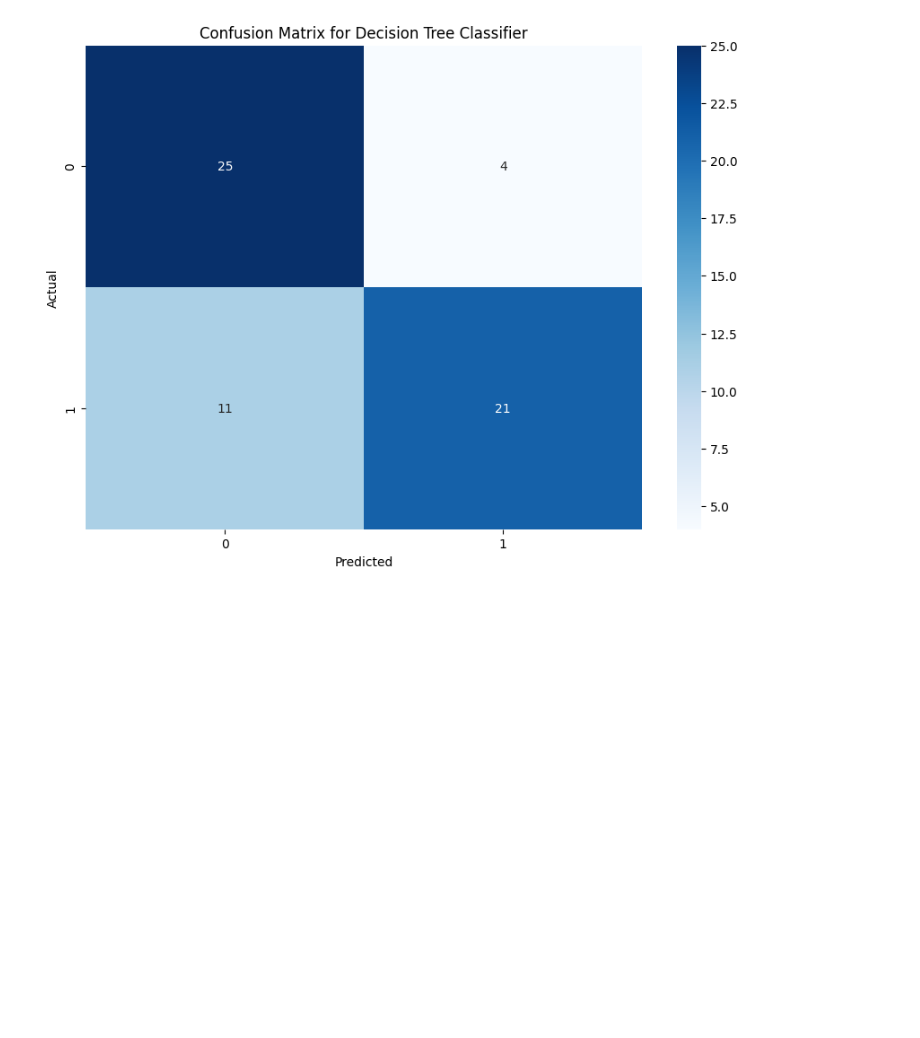
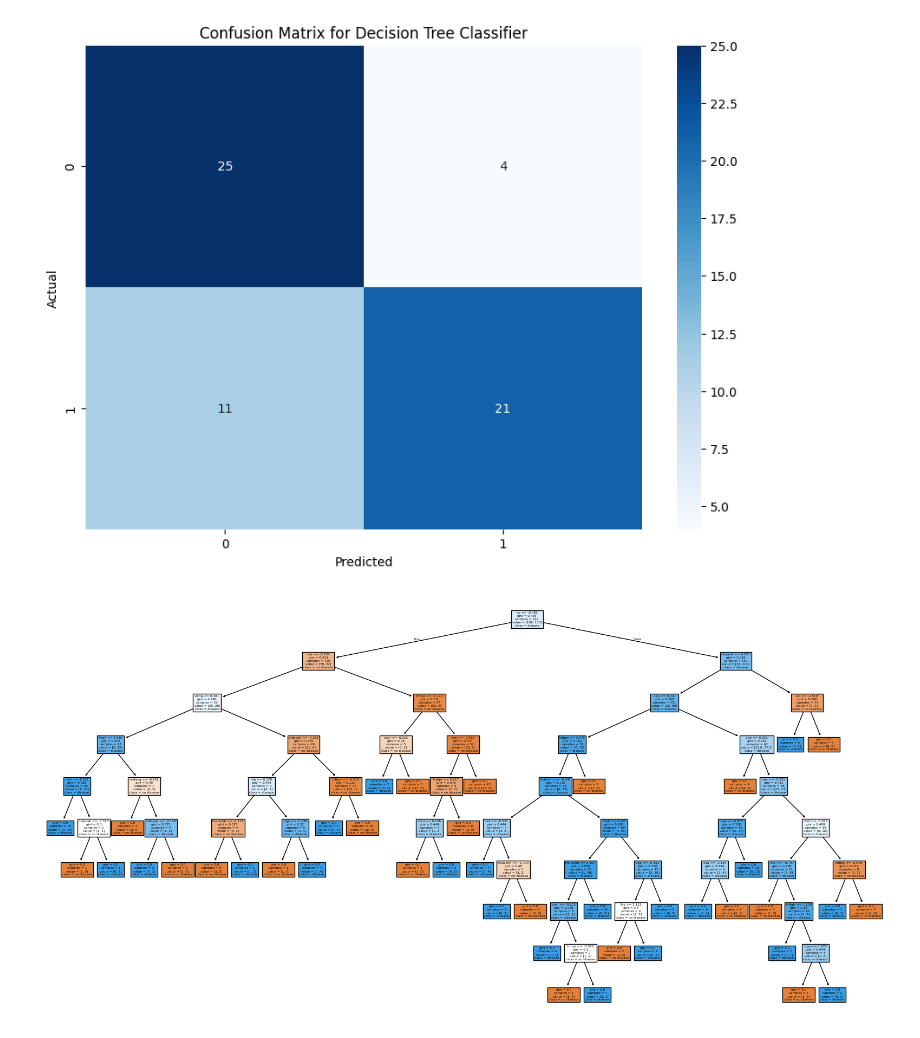
Before and after one commit to Abdullah-Jalal/heart-disease-prediction, a Jupyter notebook: ML_Heart.ipynb, the cells around one changed output. Drawn from its saved outputs; the diff is of its cells as text; code cells hidden in the pictures; blank space fills up the shorter version.

Commit message:
plot_tree

```diff
--- a/ML_Heart.ipynb
+++ b/ML_Heart.ipynb
@@ -250,3 +250,10 @@ plt.ylabel('Actual')
 plt.show()
 # %% [output]
 [figure]
+# %%
+from sklearn import tree
+plt.figure(figsize=(20,10))
+tree.plot_tree(dtc, filled=True , feature_names = X.columns , class_names = ['no disease' , 'disease'])
+plt.show()
+# %% [output]
+[figure, added]
```
